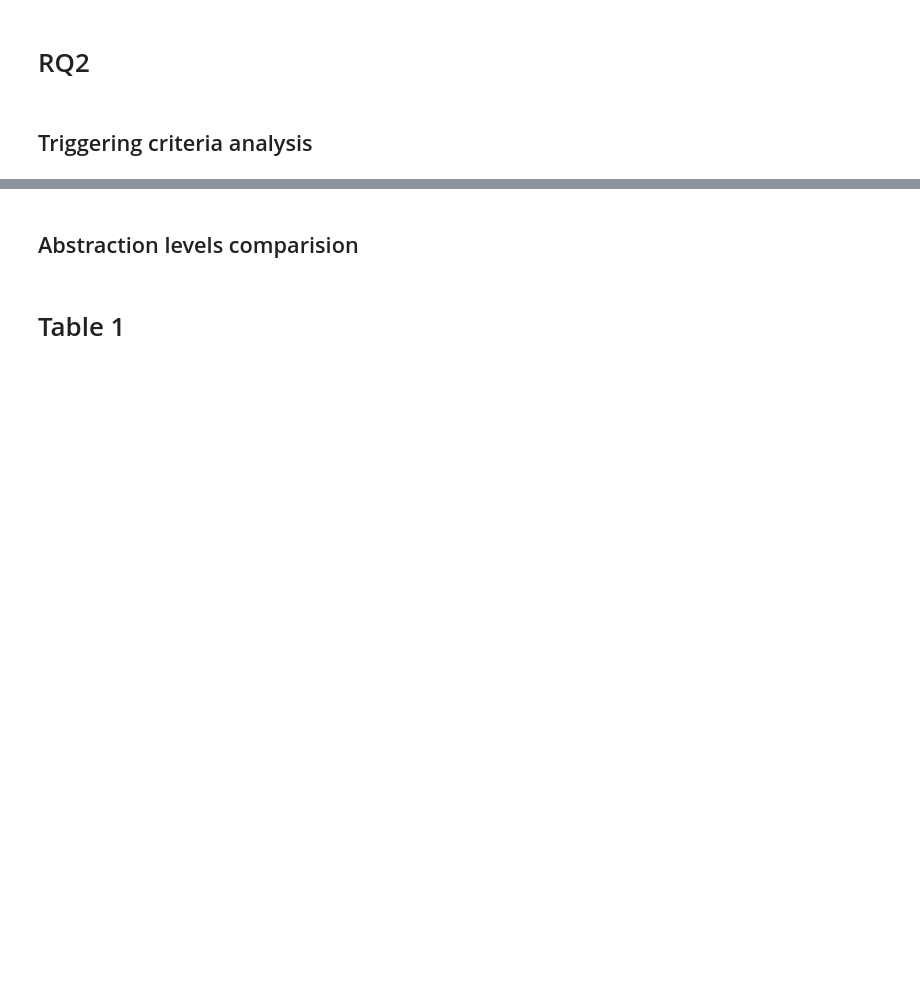
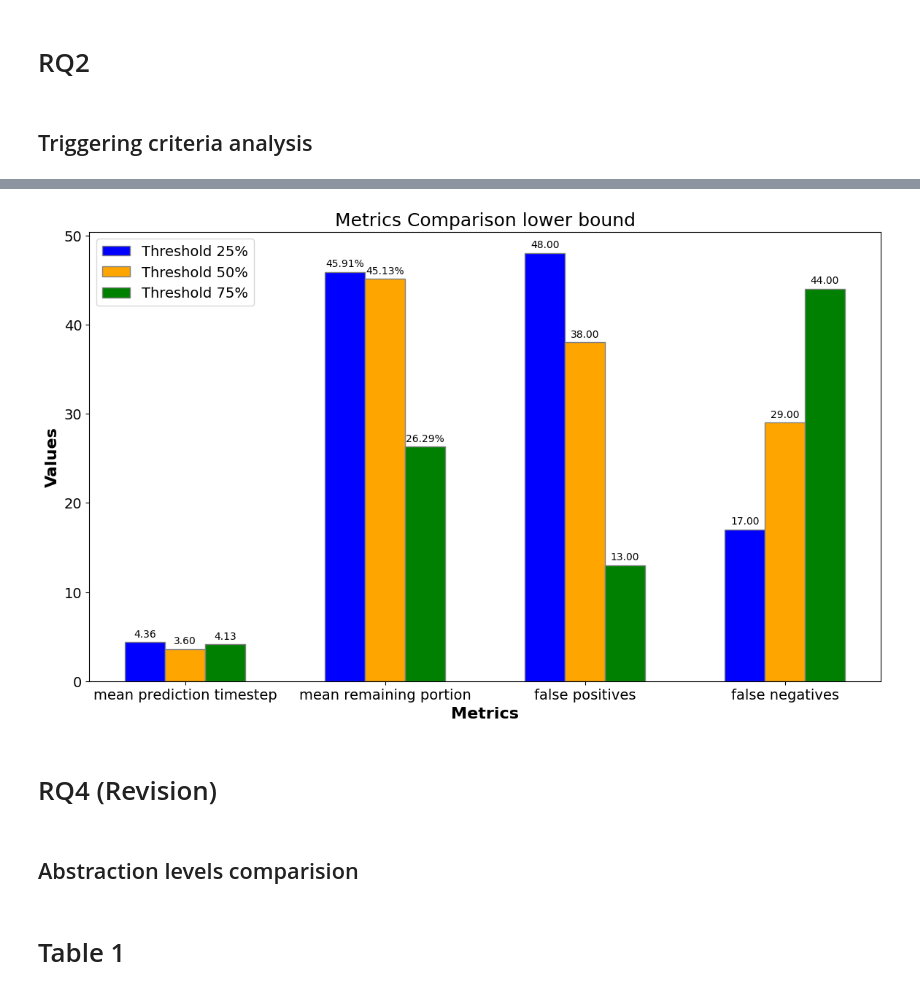
Before and after one commit to amirhosseinzlf/SMARLA, a Jupyter notebook: Mountain-Car/RQ_MountainCar.ipynb, the cells around one changed output, grey strips where cells are left out. Drawn from its saved outputs; the diff is of its cells as text; code cells hidden in the pictures; blank space fills up the shorter version.

```diff
--- a/Mountain-Car/RQ_MountainCar.ipynb
+++ b/Mountain-Car/RQ_MountainCar.ipynb
@@ -1112,3 +1359,9 @@ plot_and_save_metrics_for_paper(metric_LB,metric_A,metric_UB, f'MC_RQ/Cartpole_D
+# %%
+plot_metrics_comparison(metrics_to_plot_LB_25, metrics_to_plot_LB_50, metrics_to_plot_LB_75, 'lower bound',plot_save_path)
+# %% [output]
+[figure, added]
+# %% [markdown]
+# RQ4 (Revision)
 # %%
 def plot_and_save_metrics_for_dset(d_set, save_path, meta_data):
     '''plots and saves metrics for a set of d values
```
Also changed, not shown: parts of 6 cells of this notebook.
